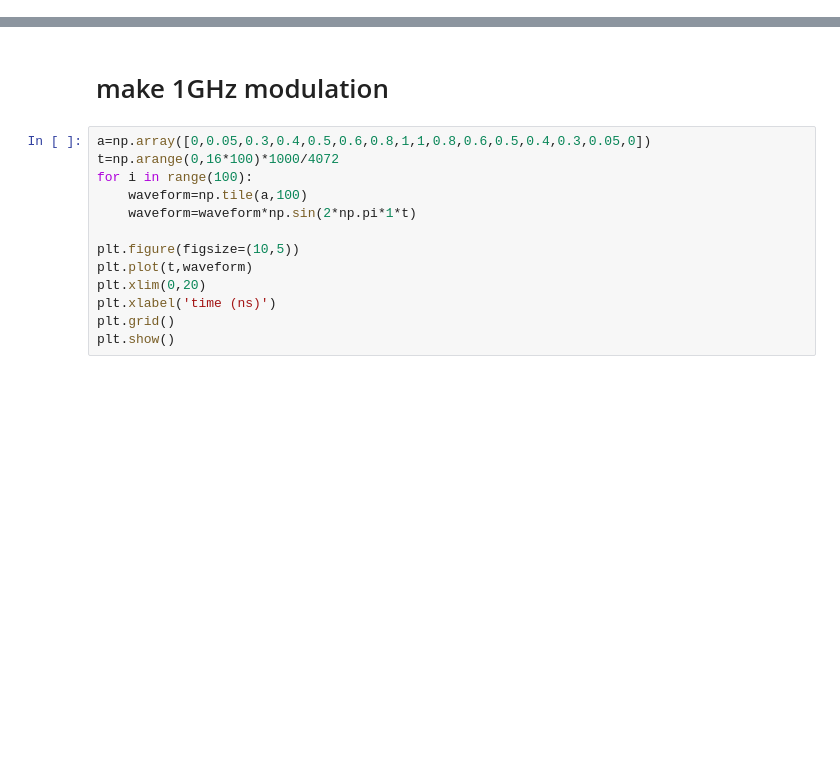
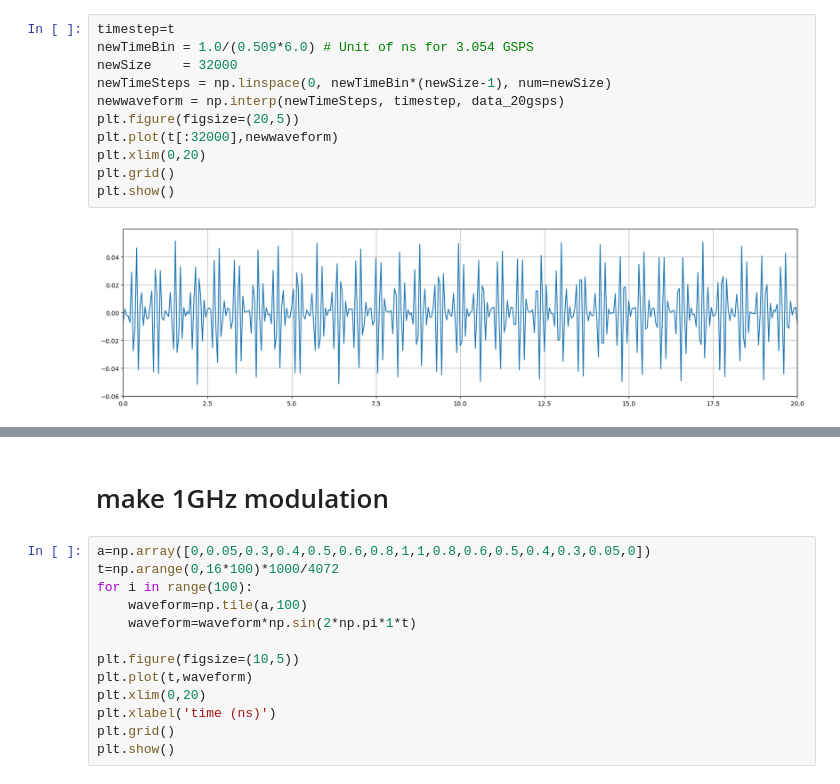
Before and after one commit to slaclab/kek-bpm-rfsoc-dev, a Jupyter notebook: software/notebooks/other_frequency.ipynb, the cells around one changed output, grey strips where cells are left out. Drawn from its saved outputs; the diff is of its cells as text; blank space fills up the shorter version.

```diff
--- a/software/notebooks/other_frequency.ipynb
+++ b/software/notebooks/other_frequency.ipynb
@@ -7,0 +28,13 @@ top_level=f'{os.getcwd()}/..'
+# %%
+timestep=t
+newTimeBin = 1.0/(0.509*6.0) # Unit of ns for 3.054 GSPS
+newSize    = 32000
+newTimeSteps = np.linspace(0, newTimeBin*(newSize-1), num=newSize)
+newwaveform = np.interp(newTimeSteps, timestep, data_20gsps)
+plt.figure(figsize=(20,5))
+plt.plot(t[:32000],newwaveform)
+plt.xlim(0,20)
+plt.grid()
+plt.show()
+# %% [output]
+[figure, added]
```
Also changed, not shown: parts of 5 cells of this notebook, 12 other files.
